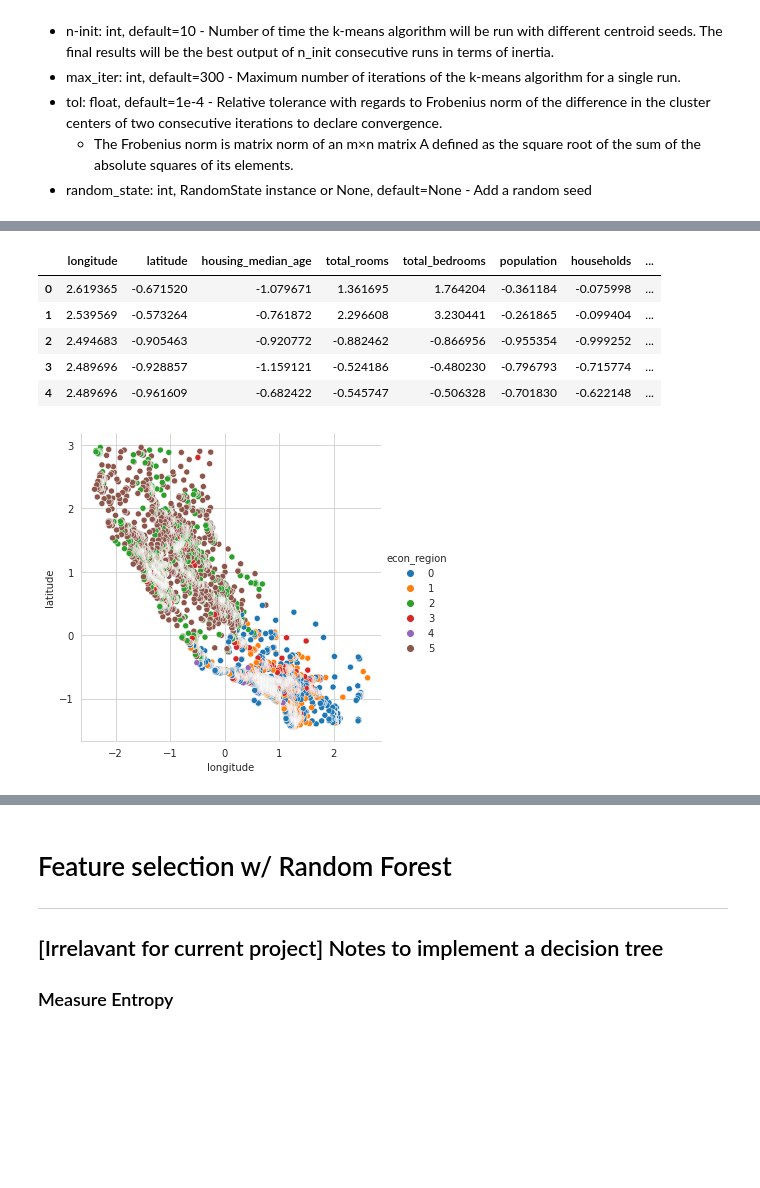
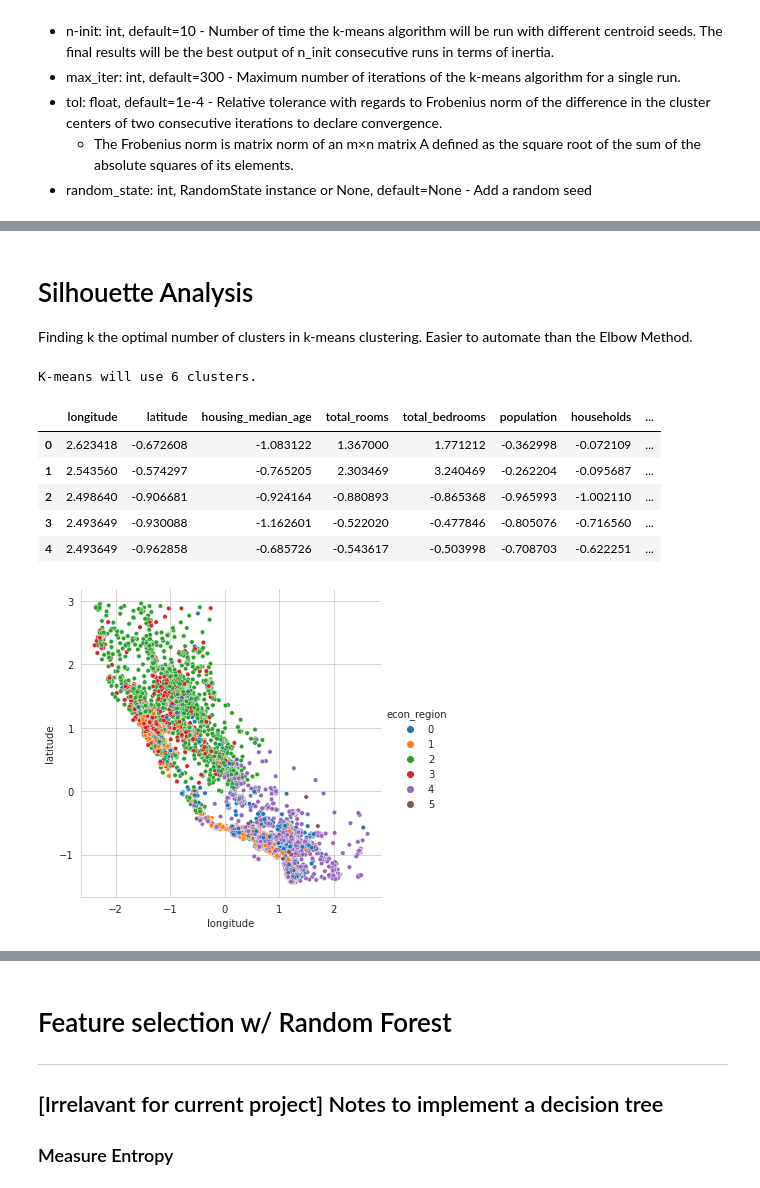
Before and after one commit to josh-truong/california-housing-kmeans, a Jupyter notebook: california_housing_kmeans.ipynb, the cells around one changed output, grey strips where cells are left out. Drawn from its saved outputs; the diff is of its cells as text; code cells hidden in the pictures; blank space fills up the shorter version.

```diff
--- a/california_housing_kmeans.ipynb
+++ b/california_housing_kmeans.ipynb
@@ -111,6 +110,7 @@ plt.show()
 # %%
-VARIANCE_THRESHOLD = 65
+VARIANCE_THRESHOLD = 99
 n = np.where(cum_exp_var <= VARIANCE_THRESHOLD)[0][-1]
-X = PCA(n_components=n+1).fit_transform(X)
+X_pca = PCA(n_components=n+1).fit_transform(X)
 print("{0} principal components with a cumulative variance of {1}%".format(n+1, cum_exp_var[n]))
+X_pca
 # %% [output]
@@ -126,7 +139,7 @@ print("{0} principal components with a cumulative variance of {1}%".format(n+1,
 - random_state: int, RandomState instance or None, default=None - Add a random seed
 # %%
 # Compute k-means
-kmeans = [[i, KMeans(n_clusters=i, random_state=0).fit(X)] for i in range(2,10)]
+kmeans = [[i, KMeans(n_clusters=i, random_state=0).fit(X_pca)] for i in range(2,10)]
 # Retrieve k-means inertia
 inertias = list(map(lambda kmean: [kmean[0], kmean[1].inertia_], kmeans))
 inertias = pd.DataFrame(inertias)
@@ -135,0 +149,4 @@ inertias.columns = ('n_clusters', 'inertia')
+# %%
+kn = KneeLocator(inertias["n_clusters"], inertias["inertia"], curve='convex', direction='decreasing')
+kn.plot_knee()
+n = kn.elbow+1
@@ -135,0 +155,3 @@ inertias.columns = ('n_clusters', 'inertia')
+# %% [markdown]
+# Silhouette Analysis
+Finding k the optimal number of clusters in k-means clustering. Easier to automate than the Elbow Method.
@@ -136,18 +168,21 @@ inertias.columns = ('n_clusters', 'inertia')
 # %%
-cluster_labels = list(filter(lambda x: x[0]==6, kmeans))[0][1].predict(X)
+cluster_labels = list(filter(lambda x: x[0]==n, kmeans))[0][1].predict(X_pca)
 data['econ_region'] = cluster_labels
 data['econ_region'] = data['econ_region'].astype("category")
+
+print("K-means will use {0} clusters.".format(n))
 data.head(5)
 # %% [output]
+K-means will use 6 clusters.
 |  | longitude | latitude | housing_median_age | total_rooms | total_bedrooms | population | households | ... |
-| 0 | 2.619365 | -0.671520 | -1.079671 | 1.361695 | 1.764204 | -0.361184 | -0.075998 | ... |
-| 1 | 2.539569 | -0.573264 | -0.761872 | 2.296608 | 3.230441 | -0.261865 | -0.099404 | ... |
-| 2 | 2.494683 | -0.905463 | -0.920772 | -0.882462 | -0.866956 | -0.955354 | -0.999252 | ... |
-| 3 | 2.489696 | -0.928857 | -1.159121 | -0.524186 | -0.480230 | -0.796793 | -0.715774 | ... |
-| 4 | 2.489696 | -0.961609 | -0.682422 | -0.545747 | -0.506328 | -0.701830 | -0.622148 | ... |
+| 0 | 2.623418 | -0.672608 | -1.083122 | 1.367000 | 1.771212 | -0.362998 | -0.072109 | ... |
+| 1 | 2.543560 | -0.574297 | -0.765205 | 2.303469 | 3.240469 | -0.262204 | -0.095687 | ... |
+| 2 | 2.498640 | -0.906681 | -0.924164 | -0.880893 | -0.865368 | -0.965993 | -1.002110 | ... |
+| 3 | 2.493649 | -0.930088 | -1.162601 | -0.522020 | -0.477846 | -0.805076 | -0.716560 | ... |
+| 4 | 2.493649 | -0.962858 | -0.685726 | -0.543617 | -0.503998 | -0.708703 | -0.622251 | ... |
 # %%
 sns.set_style('whitegrid')
-sns.relplot(x='longitude', y='latitude', hue='econ_region', data=data, kind='scatter')
+sns.relplot(x='longitude', y='latitude', hue='econ_region', data=data, kind='scatter', s=20)
 plt.show()
 # %% [output]
-[figure, old version]
+[figure, new version]
```
Also changed, not shown: parts of 16 cells of this notebook.
